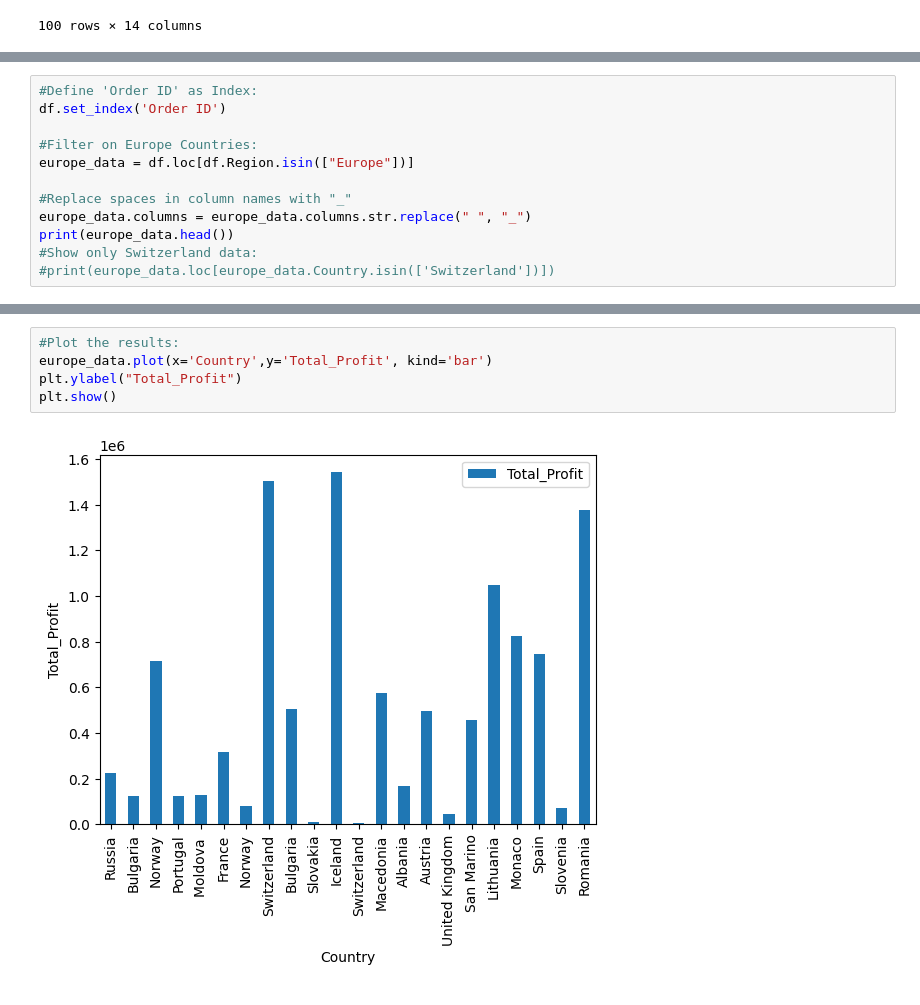
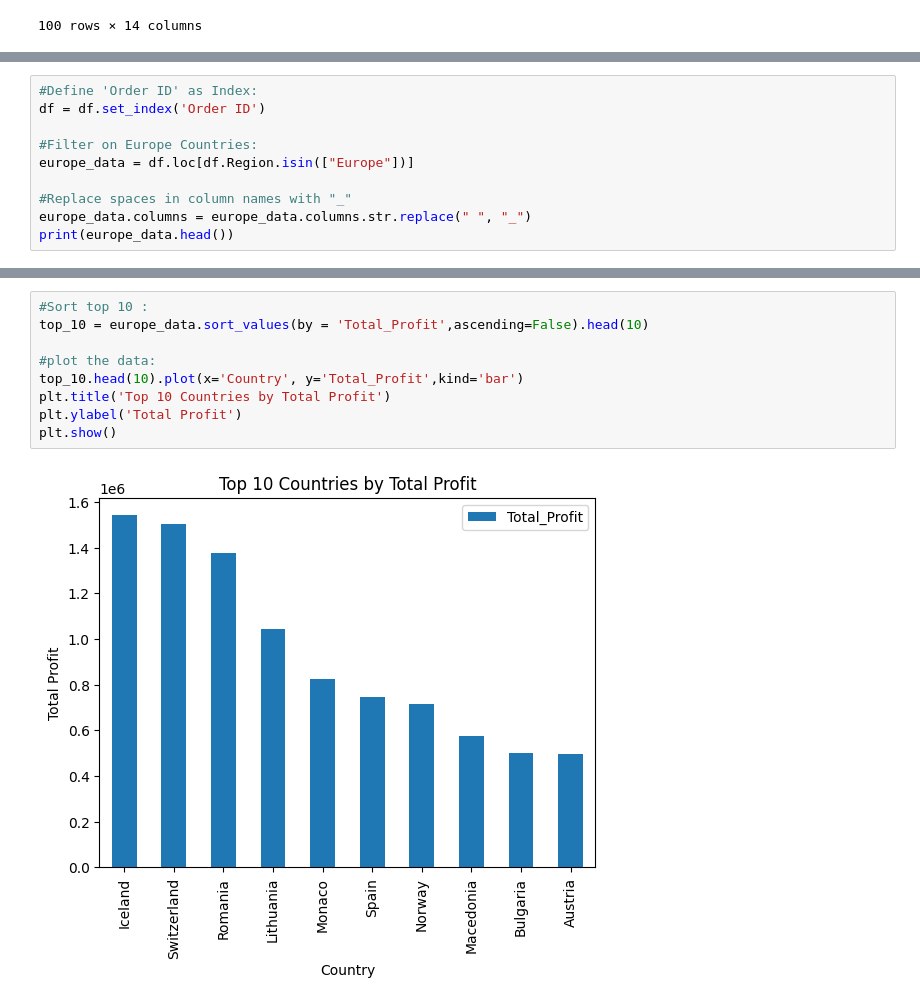
Before and after one commit to Git-Hub-Ran/Python, a Jupyter notebook: notebooks/python_basics/02-mini-etl-pipeline.ipynb, the cells around one changed output, grey strips where cells are left out. Drawn from its saved outputs; the diff is of its cells as text.

```diff
--- a/notebooks/python_basics/02-mini-etl-pipeline.ipynb
+++ b/notebooks/python_basics/02-mini-etl-pipeline.ipynb
@@ -52,7 +52,7 @@ print(df['Order ID'].is_unique)
 True
 # %%
 #Define 'Order ID' as Index:
-df.set_index('Order ID')
+df = df.set_index('Order ID')
 
 #Filter on Europe Countries:
 europe_data = df.loc[df.Region.isin(["Europe"])]
@@ -60,6 +60,4 @@ europe_data = df.loc[df.Region.isin(["Europe"])]
 #Replace spaces in column names with "_"
 europe_data.columns = europe_data.columns.str.replace(" ", "_")
 print(europe_data.head())
-#Show only Switzerland data:
-#print(europe_data.loc[europe_data.Country.isin(['Switzerland'])])
 # %% [output]
@@ -130,7 +119,11 @@ europe_data.describe().astype(int)
 # %%
-#Plot the results:
-europe_data.plot(x='Country',y='Total_Profit', kind='bar')
-plt.ylabel("Total_Profit")
+#Sort top 10 :
+top_10 = europe_data.sort_values(by = 'Total_Profit',ascending=False).head(10)
+
+#plot the data:
+top_10.head(10).plot(x='Country', y='Total_Profit',kind='bar')
+plt.title('Top 10 Countries by Total Profit')
+plt.ylabel('Total Profit')
 plt.show()
 # %% [output]
-[figure, old version]
+[figure, new version]
```
Also changed, not shown: parts of 4 cells of this notebook.
